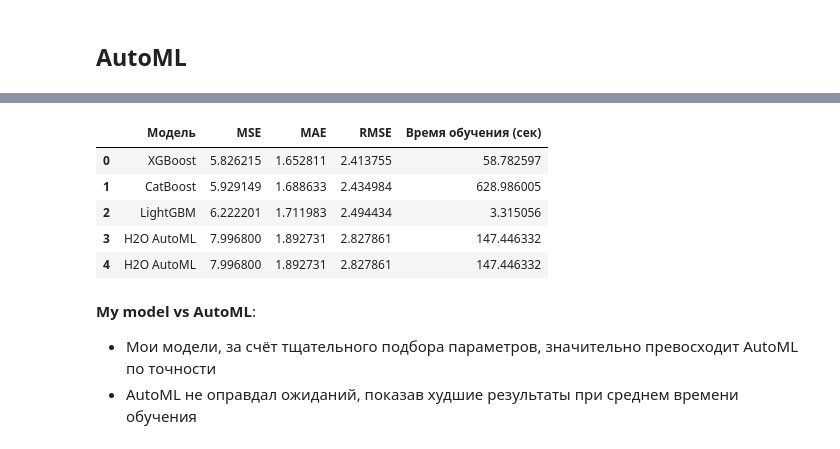
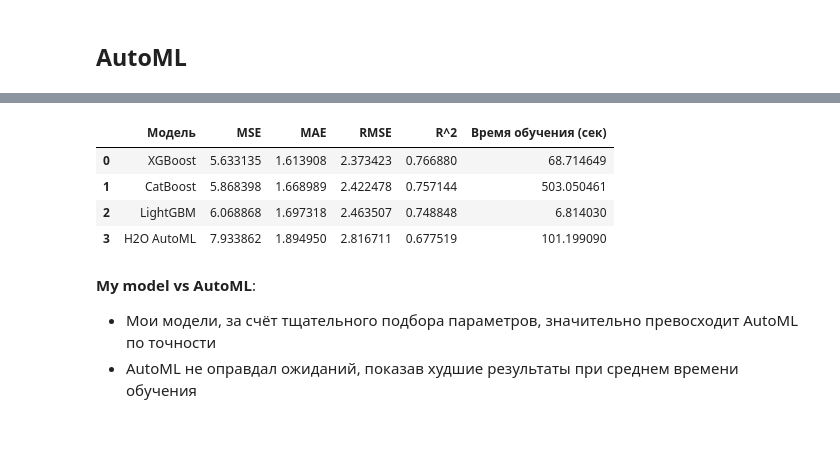
Before and after one commit to DanSikQ/Data_Analyst_Portfolio, a Jupyter notebook: projects/Auto-ML_vs_My_models/wagon_delivery_analysis.ipynb, the cells around one changed output, grey strips where cells are left out. Cells and saved outputs as stored; diff of their text form; code cells hidden in the pictures.

```diff
--- a/projects/Auto-ML_vs_My_models/wagon_delivery_analysis.ipynb
+++ b/projects/Auto-ML_vs_My_models/wagon_delivery_analysis.ipynb
@@ -613,7 +649,7 @@ print("Лучший результат для LightGBM", random_search_lgb.best_
 # Catboost - Обучение
 
 start_time_cb = time.time()
-model_cb = cb.CatBoostRegressor(iterations = 4000 ,
+model_cb = cb.CatBoostRegressor(iterations = 3000 ,
                              l2_leaf_reg = 7,
                           depth = 10,
                           learning_rate = 0.01,
@@ -698,7 +735,8 @@ test_predict = model_cb.predict(test_pool)
 MSE_cb = mean_squared_error(y_test, test_predict)
 MAE_cb = mean_absolute_error(y_test, test_predict)
 RMSE_cb = root_mean_squared_error(y_test, test_predict)
-results.append(['CatBoost', MSE_cb, MAE_cb, RMSE_cb, training_time_cb])
+R_square_cb = r2_score(y_test, test_predict)
+results.append(['CatBoost', MSE_cb, MAE_cb, RMSE_cb, R_square_cb,training_time_cb ])
 
 # -----------------------------------------------------------------------------------------------------------------------
 # Xgboost - Тестирование
@@ -709,7 +747,8 @@ test_predict_XGB = model_xgb.predict(X_test_en)
 MSE_XGB = mean_squared_error(y_test_en, test_predict_XGB)
 MAE_XGB = mean_absolute_error(y_test_en, test_predict_XGB)
 RMSE_XGB = root_mean_squared_error(y_test_en, test_predict_XGB)
-results.append(['XGBoost', MSE_XGB, MAE_XGB, RMSE_XGB, training_time_xgb])
+R_square_XGB = r2_score(y_test_en, test_predict_XGB)
+results.append(['XGBoost', MSE_XGB, MAE_XGB, RMSE_XGB,R_square_XGB, training_time_xgb])
 
 # -----------------------------------------------------------------------------------------------------------------------
 # LightGBM - Тестирование
@@ -720,10 +759,11 @@ test_predict_lgb = model_lgb.predict(X_test_lgb)
 MSE_lgb = mean_squared_error(y_test_lgb, test_predict_lgb)
 MAE_lgb = mean_absolute_error(y_test_lgb, test_predict_lgb)
 RMSE_lgb = root_mean_squared_error(y_test_lgb, test_predict_lgb)
-results.append(['LightGBM', MSE_lgb, MAE_lgb, RMSE_lgb, training_time_lgb])
+R_square_lgb = r2_score(y_test_lgb, test_predict_lgb)
+results.append(['LightGBM', MSE_lgb, MAE_lgb, RMSE_lgb, R_square_lgb, training_time_lgb])
 
 # -----------------------------------------------------------------------------------------------------------------------
-results_df = pd.DataFrame(results, columns=['Модель', 'MSE', 'MAE', 'RMSE', 'Время обучения (сек)']).sort_values('MAE', ascending=True)
+results_df = pd.DataFrame(results, columns=['Модель', 'MSE', 'MAE', 'RMSE','R^2' ,'Время обучения (сек)']).sort_values('MAE', ascending=True)
 print("\nТаблица результатов:")
 results_df
 # %% [output]
@@ -875,24 +946,25 @@ GBM_grid_1_AutoML_3_20250518_160239_model_1              3.16525  10.0188   2.17
 # %%
 perf = aml.leader.model_performance(test)
 MSE_h20 = perf.mse()
 MAE_h20 = perf.mae()
 RMSE_h20 = perf.rmse()
+R_square_h20 = perf.r2()
 
 new_row = pd.DataFrame([{'Модель': 'H2O AutoML',
                          'MSE': MSE_h20,
                          'MAE': MAE_h20,
                          'RMSE': RMSE_h20,
+                         'R^2': R_square_h20,
                          'Время обучения (сек)': training_time_h2o}])
 
 results_df = pd.concat([results_df, new_row], ignore_index=True).sort_values('MAE', ascending=True)
 results_df
 # %% [output]
-|  | Модель | MSE | MAE | RMSE | Время обучения (сек) |
-| 0 | XGBoost | 5.826215 | 1.652811 | 2.413755 | 58.782597 |
-| 1 | CatBoost | 5.929149 | 1.688633 | 2.434984 | 628.986005 |
-| 2 | LightGBM | 6.222201 | 1.711983 | 2.494434 | 3.315056 |
-| 3 | H2O AutoML | 7.996800 | 1.892731 | 2.827861 | 147.446332 |
-| 4 | H2O AutoML | 7.996800 | 1.892731 | 2.827861 | 147.446332 |
+|  | Модель | MSE | MAE | RMSE | R^2 | Время обучения (сек) |
+| 0 | XGBoost | 5.633135 | 1.613908 | 2.373423 | 0.766880 | 68.714649 |
+| 1 | CatBoost | 5.868398 | 1.668989 | 2.422478 | 0.757144 | 503.050461 |
+| 2 | LightGBM | 6.068868 | 1.697318 | 2.463507 | 0.748848 | 6.814030 |
+| 3 | H2O AutoML | 7.933862 | 1.894950 | 2.816711 | 0.677519 | 101.199090 |
 # %% [markdown]
 **My model vs AutoML**:
    - Мои модели, за счёт тщательного подбора параметров, значительно превосходит AutoML по точности
```
Also changed, not shown: parts of 19 cells of this notebook, 1 other file.
